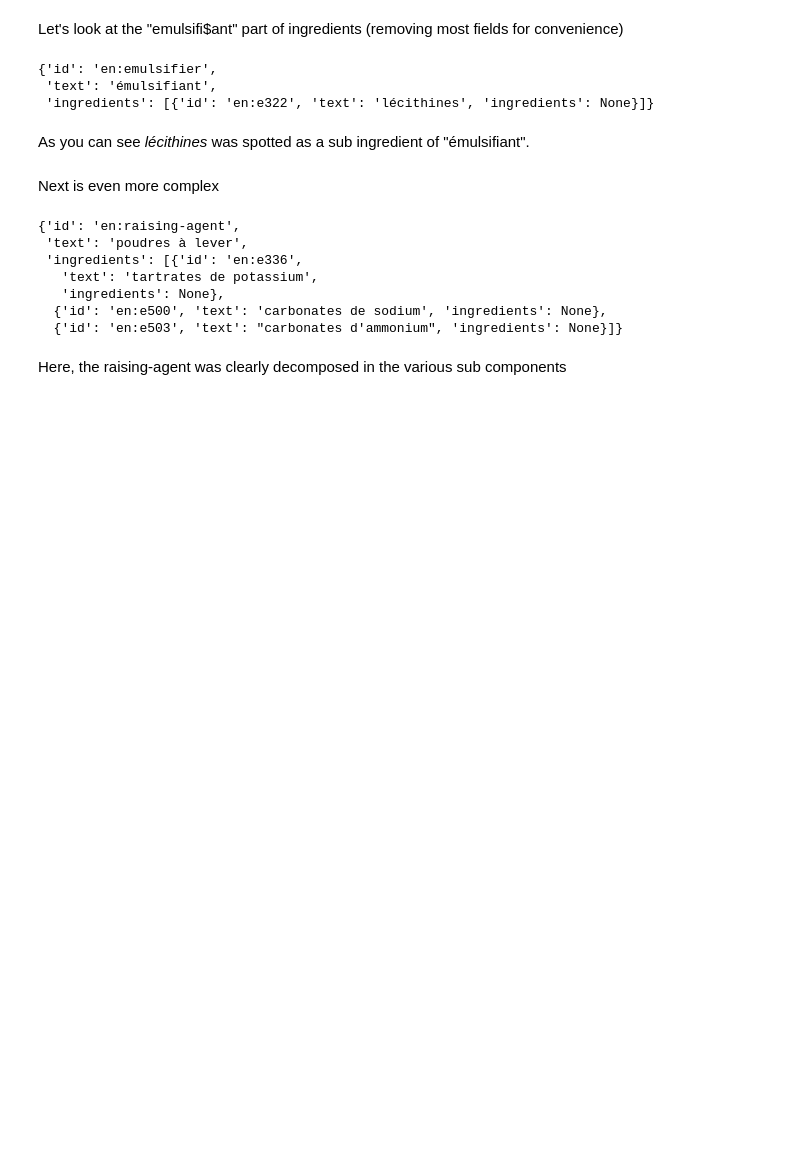
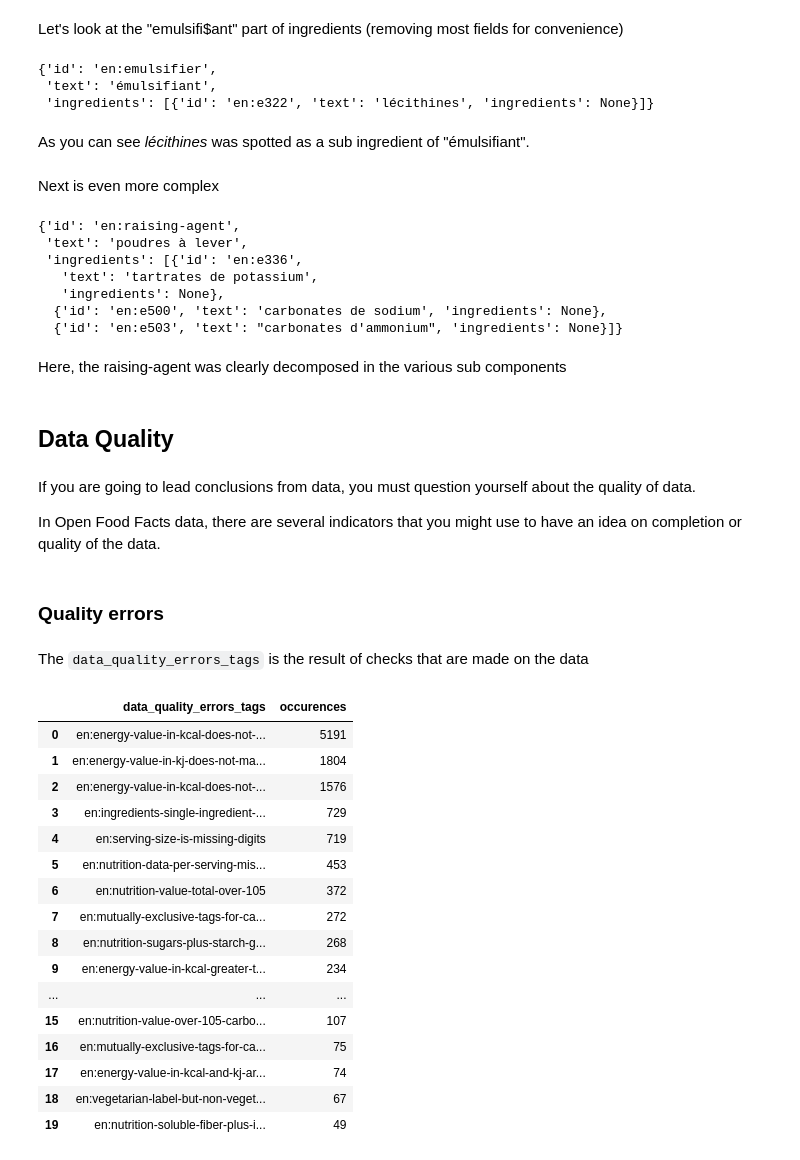
Before and after one commit to openfoodfacts/openfoodfacts-exports, a Jupyter notebook: tutorials/hands-on-data/open food facts data tutorial.ipynb, the cells around one changed output. Cells and saved outputs as stored; diff of their text form; code cells hidden in the pictures; blank space fills up the shorter version.

Commit message:
docs: more things to hands on data

```diff
--- a/tutorials/hands-on-data/open food facts data tutorial.ipynb
+++ b/tutorials/hands-on-data/open food facts data tutorial.ipynb
@@ -474,3 +485,50 @@ simplify_ingredients(biscuits_ingredients[9])
   {'id': 'en:e503', 'text': "carbonates d'ammonium", 'ingredients': None}]}
 # %% [markdown]
 Here, the raising-agent was clearly decomposed in the various sub components
+# %% [markdown]
+## Data Quality
+# %% [markdown]
+If you are going to lead conclusions from data, you must question yourself about the quality of data.
+
+In Open Food Facts data, there are several indicators that you might use to have an idea on completion or quality of the data.
+# %% [markdown]
+### Quality errors
+# %% [markdown]
+The `data_quality_errors_tags` is the result of checks that are made on the data
+# %%
+%%sql
+SELECT
+  data_quality_errors_tags,
+  COUNT(*) AS occurences
+FROM
+  (
+    SELECT
+      code,
+      UNNEST (data_quality_errors_tags) AS data_quality_errors_tags
+    FROM
+      products
+  )
+GROUP BY
+  data_quality_errors_tags
+ORDER BY
+  occurences desc
+LIMIT
+  20;
+# %% [output]
+|  | data_quality_errors_tags | occurences |
+| 0 | en:energy-value-in-kcal-does-not-... | 5191 |
+| 1 | en:energy-value-in-kj-does-not-ma... | 1804 |
+| 2 | en:energy-value-in-kcal-does-not-... | 1576 |
+| 3 | en:ingredients-single-ingredient-... | 729 |
+| 4 | en:serving-size-is-missing-digits | 719 |
+| 5 | en:nutrition-data-per-serving-mis... | 453 |
+| 6 | en:nutrition-value-total-over-105 | 372 |
+| 7 | en:mutually-exclusive-tags-for-ca... | 272 |
+| 8 | en:nutrition-sugars-plus-starch-g... | 268 |
+| 9 | en:energy-value-in-kcal-greater-t... | 234 |
+| ... | ... | ... |
+| 15 | en:nutrition-value-over-105-carbo... | 107 |
+| 16 | en:mutually-exclusive-tags-for-ca... | 75 |
+| 17 | en:energy-value-in-kcal-and-kj-ar... | 74 |
+| 18 | en:vegetarian-label-but-non-veget... | 67 |
+| 19 | en:nutrition-soluble-fiber-plus-i... | 49 |
```
Also changed, not shown: parts of 31 cells of this notebook, 1 other file.
